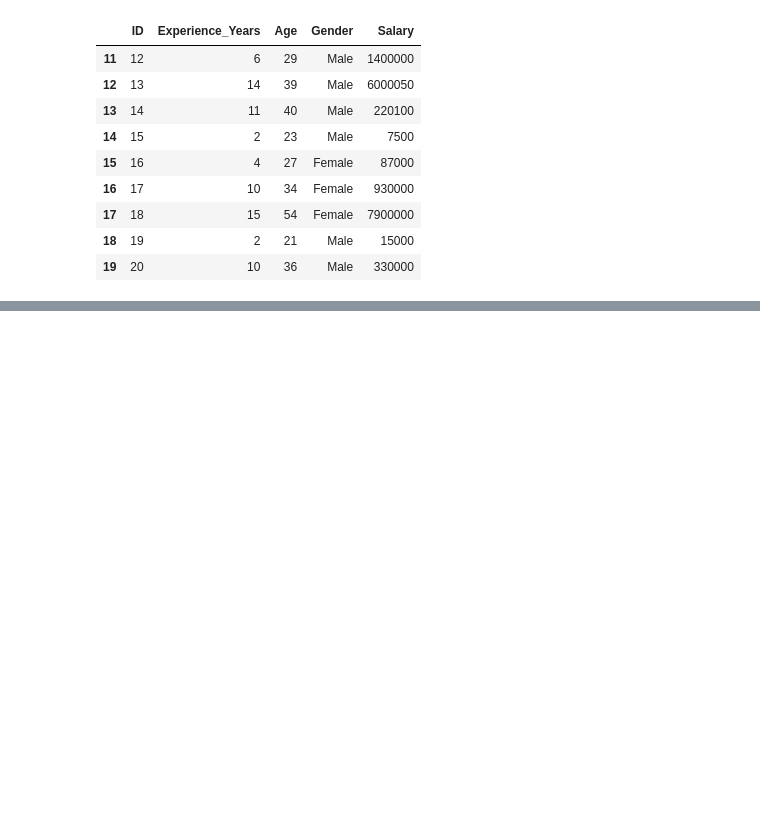
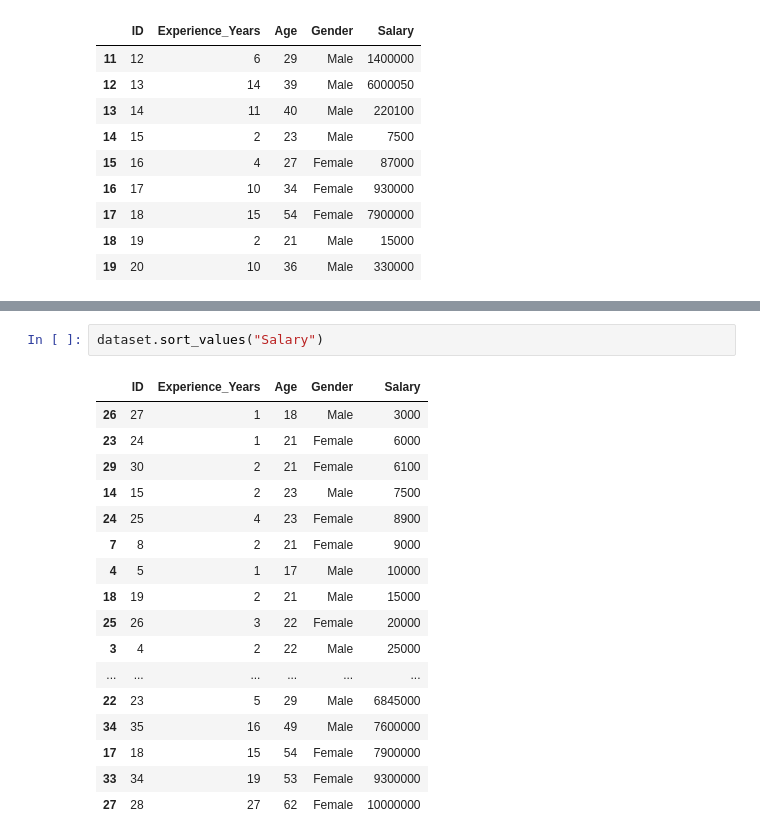
Before and after one commit to RahaneSayali/TE-S6-Sppu-Practicals, a Jupyter notebook: DSBDA/p1/p1.ipynb, the cells around one changed output, grey strips where cells are left out. Cells and saved outputs as stored; diff of their text form; blank space fills up the shorter version.

```diff
--- a/DSBDA/p1/p1.ipynb
+++ b/DSBDA/p1/p1.ipynb
@@ -124,0 +192,20 @@ dataset.iloc[11:20]
+# %%
+dataset.sort_values("Salary")
+# %% [output]
+|  | ID | Experience_Years | Age | Gender | Salary |
+| 26 | 27 | 1 | 18 | Male | 3000 |
+| 23 | 24 | 1 | 21 | Female | 6000 |
+| 29 | 30 | 2 | 21 | Female | 6100 |
+| 14 | 15 | 2 | 23 | Male | 7500 |
+| 24 | 25 | 4 | 23 | Female | 8900 |
+| 7 | 8 | 2 | 21 | Female | 9000 |
+| 4 | 5 | 1 | 17 | Male | 10000 |
+| 18 | 19 | 2 | 21 | Male | 15000 |
+| 25 | 26 | 3 | 22 | Female | 20000 |
+| 3 | 4 | 2 | 22 | Male | 25000 |
+| ... | ... | ... | ... | ... | ... |
+| 22 | 23 | 5 | 29 | Male | 6845000 |
+| 34 | 35 | 16 | 49 | Male | 7600000 |
+| 17 | 18 | 15 | 54 | Female | 7900000 |
+| 33 | 34 | 19 | 53 | Female | 9300000 |
+| 27 | 28 | 27 | 62 | Female | 10000000 |
```
Also changed, not shown: parts of 20 cells of this notebook.
